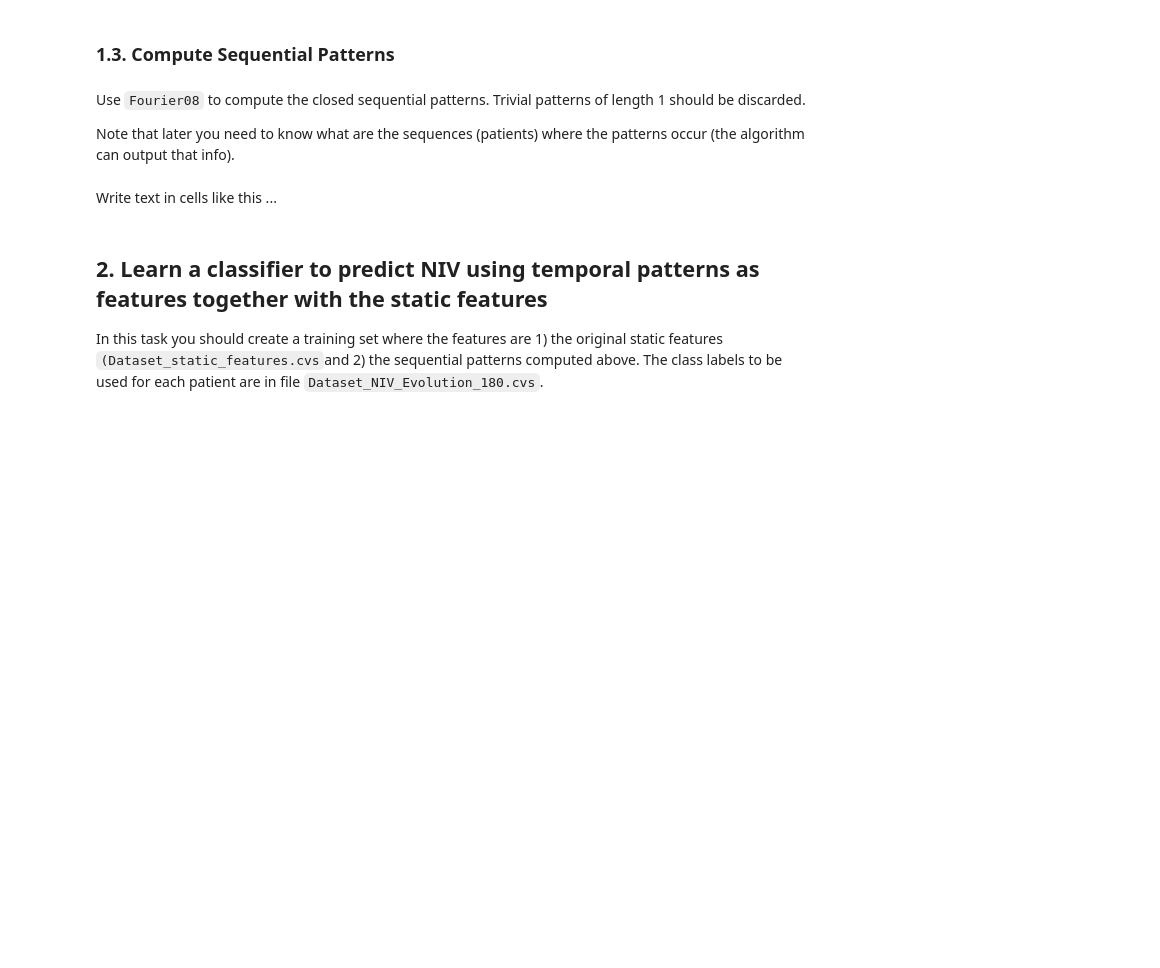
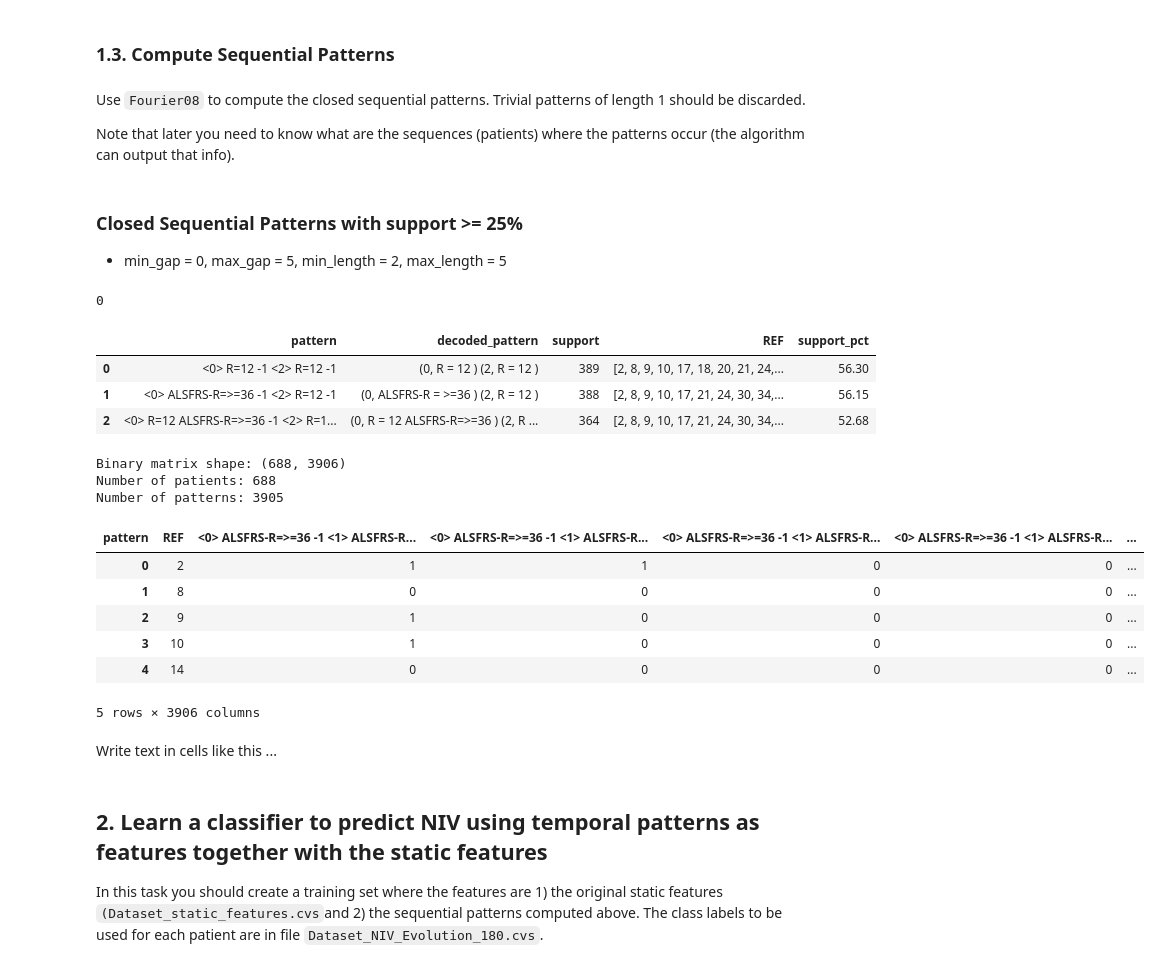
Before and after one commit to gabmeirinho/datamining, a Jupyter notebook: PD_202425_Project2.ipynb, the cells around one changed output. Saved outputs shown, nothing was run; the diff lists cells and outputs as text; code cells hidden in the pictures; blank space fills up the shorter version.

```diff
--- a/PD_202425_Project2.ipynb
+++ b/PD_202425_Project2.ipynb
@@ -513,0 +411,9 @@ Note that later you need to know what are the sequences (patients) where the pat
+# %% [markdown]
+### Closed Sequential Patterns with support >= 25%
+
+- min_gap = 0, max_gap = 5, min_length = 2, max_length = 5
+# %%
+# min_support, min_gap of the time intervals (saltinhos entre os time points), max_gap, min_length of the sequences (quantidade de time points), max_length
+os.system("java -jar spmf.jar run Fournier08-Closed+time sequences.txt output.txt 25% 0 5 2 5")
+# %% [output]
+0
@@ -514,3 +489,39 @@ Note that later you need to know what are the sequences (patients) where the pat
+# %%
+df_matches.head(3)
+# %% [output]
+|  | pattern | decoded_pattern | support | REF | support_pct |
+| 0 | <0> R=12 -1 <2> R=12 -1 | (0, R = 12 ) (2, R = 12 ) | 389 | [2, 8, 9, 10, 17, 18, 20, 21, 24,... | 56.30 |
+| 1 | <0> ALSFRS-R=>=36 -1 <2> R=12 -1 | (0, ALSFRS-R = >=36 ) (2, R = 12 ) | 388 | [2, 8, 9, 10, 17, 21, 24, 30, 34,... | 56.15 |
+| 2 | <0> R=12 ALSFRS-R=>=36 -1 <2> R=1... | (0, R = 12 ALSFRS-R=>=36 ) (2, R ... | 364 | [2, 8, 9, 10, 17, 21, 24, 30, 34,... | 52.68 |
+# %%
+# Explode the REF column to have one row per REF-pattern combination
+df_exploded = df_matches[['pattern', 'REF']].explode('REF')
+
+# Create binary matrix using crosstab
+binary_df = pd.crosstab(df_exploded['REF'], df_exploded['pattern'])
+
+# Convert to integer type (crosstab returns counts, but since each REF-pattern pair appears once, it's already binary)
+binary_df = binary_df.astype(int)
+
+# Reset index to make REF a column instead of index
+binary_df = binary_df.reset_index()
+
+print(f"Binary matrix shape: {binary_df.shape}")
+print(f"Number of patients: {len(binary_df)}")
+print(f"Number of patterns: {len(binary_df.columns) - 1}")
+
+binary_df.head()
+# %% [output]
+Binary matrix shape: (688, 3906)
+Number of patients: 688
+Number of patterns: 3905
+| pattern | REF | <0> ALSFRS-R=>=36 -1 <1> ALSFRS-R... | <0> ALSFRS-R=>=36 -1 <1> ALSFRS-R... | <0> ALSFRS-R=>=36 -1 <1> ALSFRS-R... | <0> ALSFRS-R=>=36 -1 <1> ALSFRS-R... | ... |
+| 0 | 2 | 1 | 1 | 0 | 0 | ... |
+| 1 | 8 | 0 | 0 | 0 | 0 | ... |
+| 2 | 9 | 1 | 0 | 0 | 0 | ... |
+| 3 | 10 | 1 | 0 | 0 | 0 | ... |
+| 4 | 14 | 0 | 0 | 0 | 0 | ... |
+5 rows × 3906 columns
 # %% [markdown]
 Write text in cells like this ...
 # %% [markdown]
```
Also changed, not shown: parts of 73 cells of this notebook, 3 other files.
